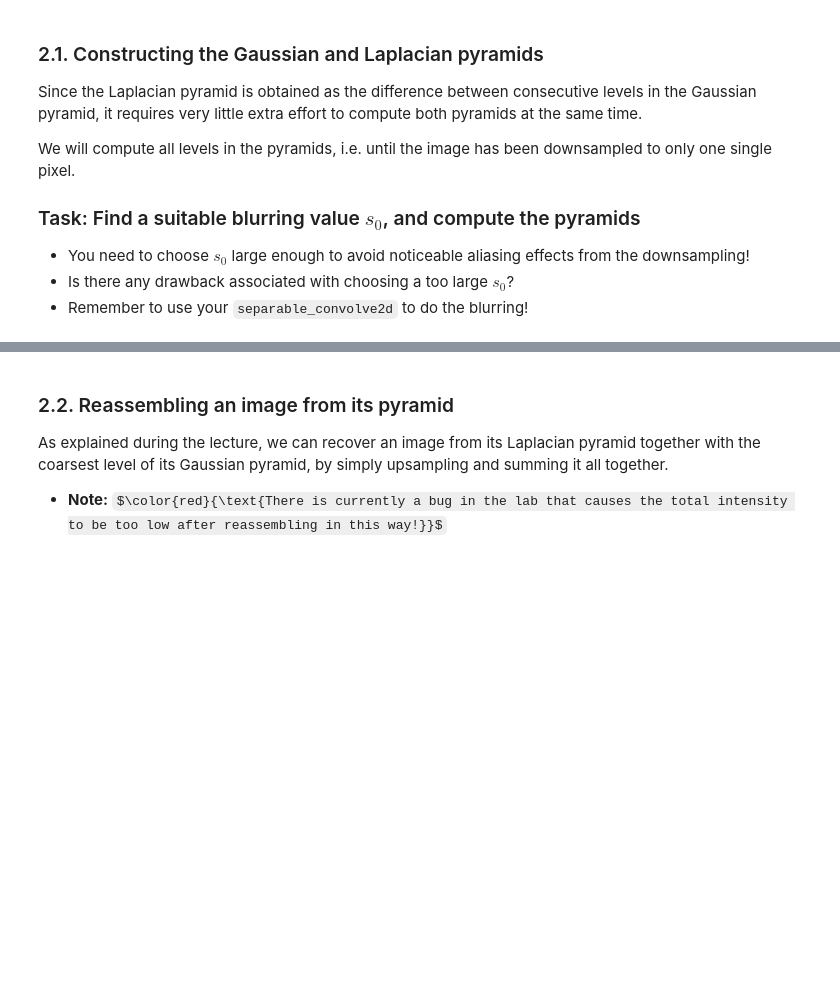
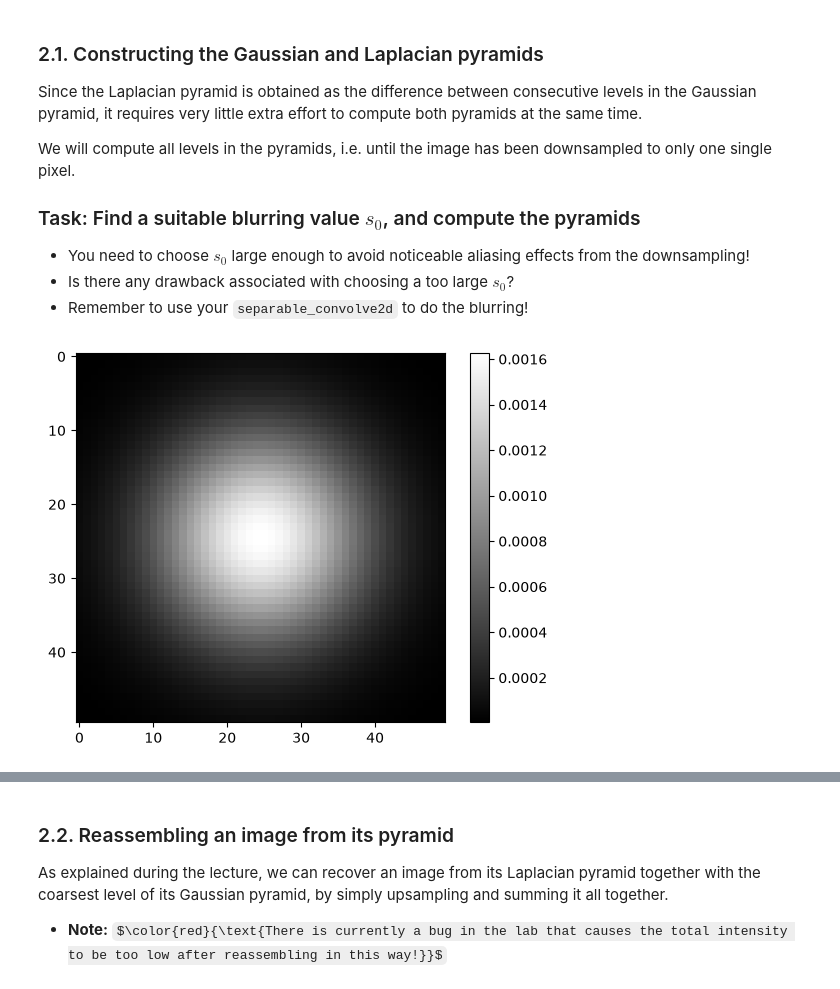
Before and after one commit to Aadak9/TSBB06, a Jupyter notebook: lab d/lab-d-work.ipynb, the cells around one changed output, grey strips where cells are left out. Saved outputs shown, nothing was run; the diff lists cells and outputs as text; code cells hidden in the pictures; some formulas as TeX source; blank space fills up the shorter version.

```diff
--- a/lab d/lab-d-work.ipynb
+++ b/lab d/lab-d-work.ipynb
@@ -131,7 +144,9 @@ If the convolution kernel is separable, i.e. $K(u,v) = K_x(u)K_y(v)$, this can b
 # Implement a function that computes separable 2D convolutions.
 def separable_convolve2d(M,Kx,Ky,mode='same'):
     # YOUR CODE HERE
-    raise NotImplementedError()
+    tmp = convolve2d(M, Kx, mode=mode)
+    tmp = convolve2d(tmp, Ky, mode=mode)
+    return tmp
 # %%
 # Compare the separable 2D convolution to the naïve approach.
 for s in [3,7,21,71]:
@@ -180,39 +204,44 @@ We will compute all levels in the pyramids, i.e. until the image has been downsa
 </ul>
 # %%
 # Choose a suitable value for s0 (probably not s0 = 21).
-s0 = 21
+s0 = 10
 
 # Create and show the Gaussian smoothing kernel.
 Gx = gaussian(5*s0,s0).reshape((5*s0,1))
 Gx = Gx/Gx.sum()
 Gy = Gx.T
 
 plt.figure()
 plt.imshow(Gx @ Gy)
 plt.colorbar()
 plt.show()
 
 
 # Create a function that returns a pair (IG,IL), where IG is a list containing the layers of
 # the Gaussian pyramid and IL is a list containing the layers of the Laplacian pyramid.
 # Annoyingly, with the current implementation, we need to process each RGB channel separately.
 def compute_image_pyramids(I):
     # s0 = ... ?
     # Gx = ... ?
     # Gy = ... ?
 
     # Initiate the lists.
     (IG,IL) = ([I],list())
 
     while min(IG[-1].shape) > 1:
         # Blur the current top layer of IG,
         # compute and append the next layer of IL,
         # downsample the blurred IG-layer and add to the top.
 
         # YOUR CODE HERE
-        raise NotImplementedError()
+        blurred = separable_convolve2d(IG[-1], Gx, Gy)
+        IL.append(IG[-1] - blurred)
+        IG.append(blurred[::2, ::2])
+        #raise NotImplementedError()
 
     return (IG,IL)
+# %% [output]
+[figure, added]
 # %%
 # Compute the image pyramids (for the red channel).
 (AG,AL) = compute_image_pyramids(A[:,:,0])
```
Also changed, not shown: parts of 6 cells of this notebook.
